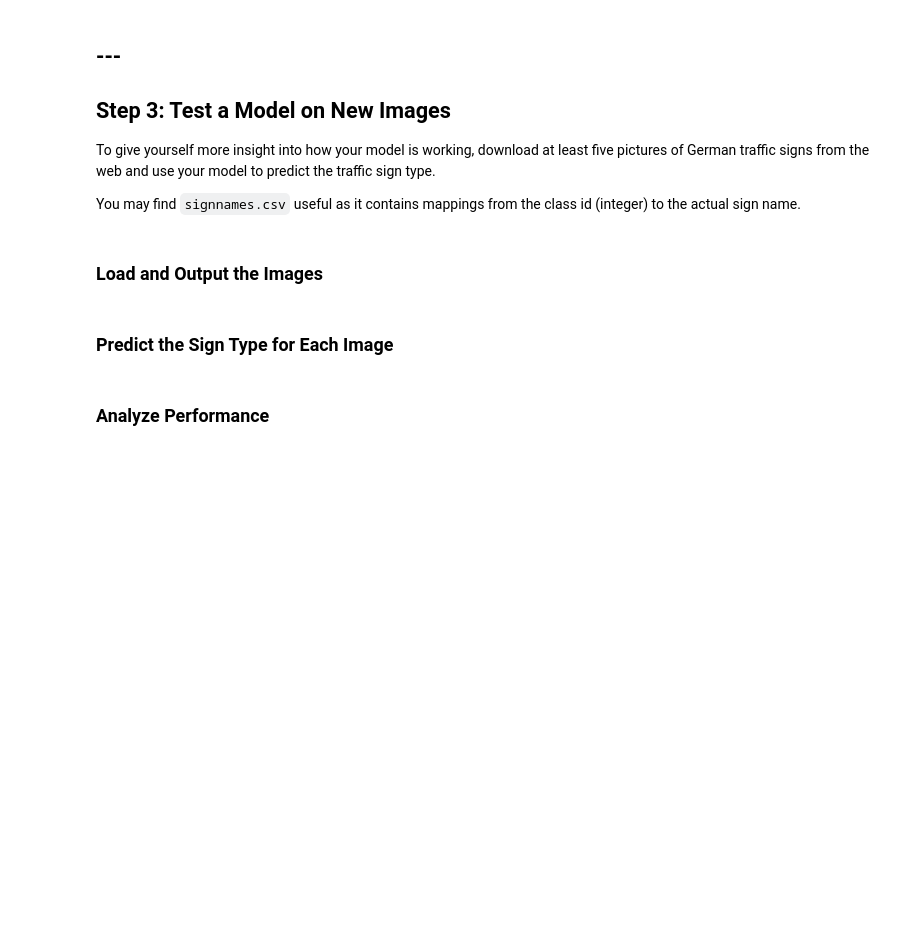
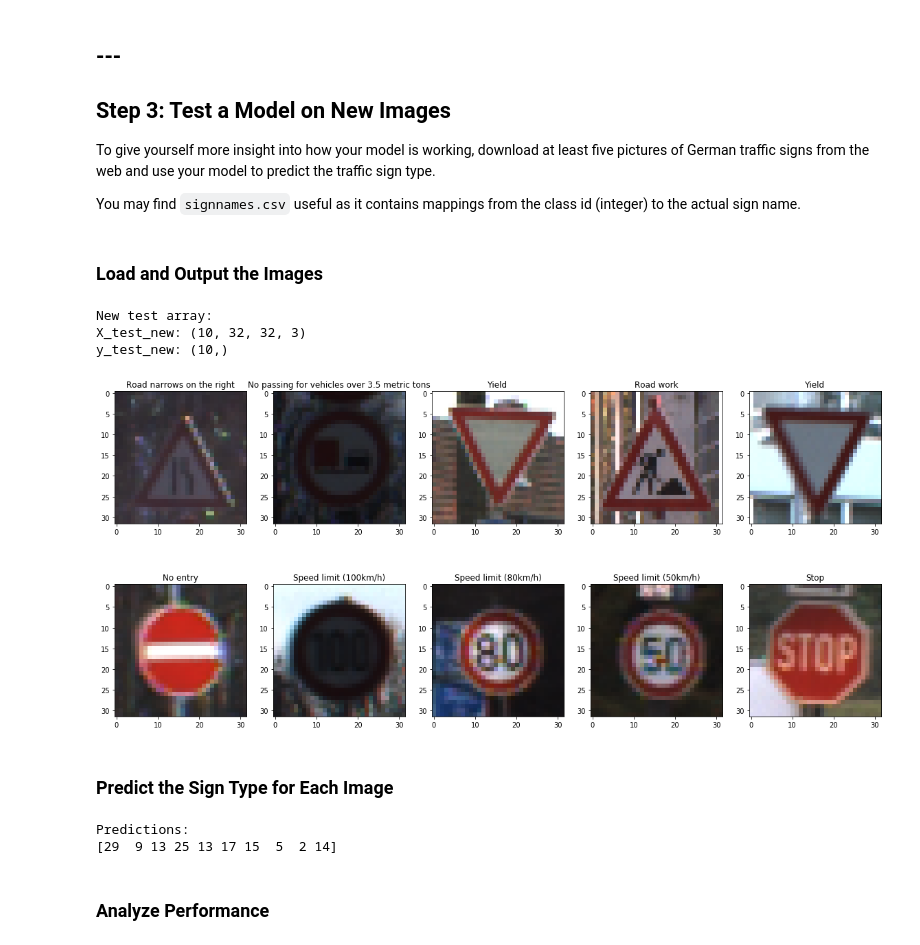
Before and after one commit to vinaykumarhs2020/CarND-Traffic-Sign-Classifier-Project, a Jupyter notebook: Traffic_Sign_Classifier.ipynb, the cells around one changed output. Saved outputs shown, nothing was run; the diff lists cells and outputs as text; code cells hidden in the pictures; blank space fills up the shorter version.

```diff
--- a/Traffic_Sign_Classifier.ipynb
+++ b/Traffic_Sign_Classifier.ipynb
@@ -332,3 +388,33 @@ You may find `signnames.csv` useful as it contains mappings from the class id (i
+# %%
+# Picked random 10 images from dataset
+german_images_list=['12602','12597','10777','00444','11100','00200','00150','00030','11052','03154']
+german_images_labels=[24,10,13,25,13,17,7,5,2,14]
+# %%
+# Read the images into X_test_new, y_test_new
+y_test_new=np.array(german_images_labels)
+X_test_new=[]
+for im in german_images_list:
+    _fname='test_data/GTSRB/Final_Test/Images/'+im+'.ppm'
+    _d=plt.imread(_fname)
+    _d=cv2.resize(_d,(32,32))
+    X_test_new.append(_d)
+X_test_new=np.array(X_test_new)
+print("New test array:\nX_test_new: {}\ny_test_new: {}".format(X_test_new.shape,y_test_new.shape))
+# %% [output]
+New test array:
+X_test_new: (10, 32, 32, 3)
+y_test_new: (10,)
+# %%
+# Show the images:
+counter=1
+fig=plt.figure(figsize=(20,25))
+for im,lab in zip(X_test_new,y_test_new):
+    plt.subplot(5,5,counter)
+    plt.imshow(im)
+    plt.title(csvlabels[lab])
+    counter+=1
+# %% [output]
+[figure, added]
 # %% [markdown]
 ### Predict the Sign Type for Each Image
 # %%
@@ -338,3 +438,9 @@ You may find `signnames.csv` useful as it contains mappings from the class id (i
+# %%
+print('Predictions:')
+print(predictions)
+# %% [output]
+Predictions:
+[29  9 13 25 13 17 15  5  2 14]
 # %% [markdown]
 ### Analyze Performance
 # %%
```
Also changed, not shown: parts of 16 cells of this notebook.
